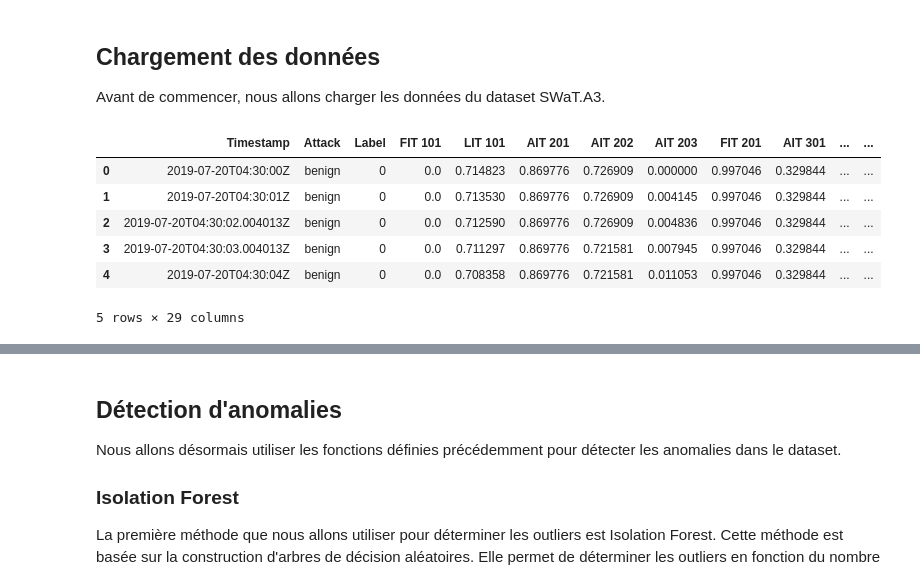
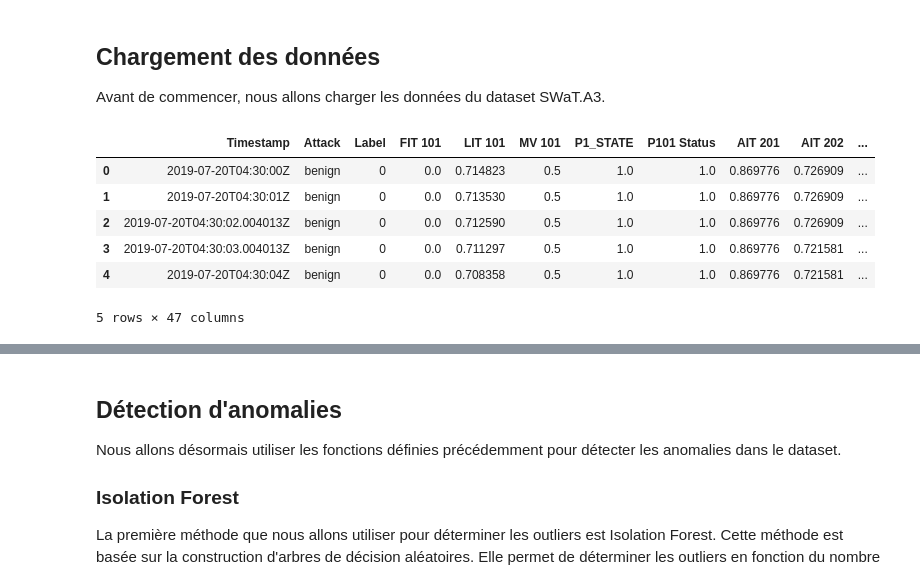
Before and after one commit to JunyiLi0/cyberml-project, a Jupyter notebook: projet.ipynb, the cells around one changed output, grey strips where cells are left out. Saved outputs shown, nothing was run; the diff lists cells and outputs as text; code cells hidden in the pictures.

```diff
--- a/projet.ipynb
+++ b/projet.ipynb
@@ -59,6 +59,16 @@ def clean_df(df):
     df['Label'] = df['Label'].astype(int)
     df = df.drop(columns=['AIT 401'])
     df = df.dropna(axis=0)
+    for col in df.columns:
+        if col in ['Timestamp', 'Attack', 'Label']:
+            continue
+        # replace dictionary values
+        if col[:2] == 'LS':
+            df[col] = df[col].apply(lambda x: x[-2])
+            df[col] = df[col].astype(int)
+        # delete constant columns
+        if df[col].std() == 0:
+            df = df.drop(columns=[col])
     return df
 # %%
 def extract_features(df):
@@ -171,15 +177,15 @@ def display_metrics(df, prediction_col, label_col='Label'):
 
 Avant de commencer, nous allons charger les données du dataset SWaT.A3.
 # %%
-df = load_df('data/SWaT.A3_dataset_Jul 19_labelled.xlsx')
+df = load_df('data/SWaT.A3_dataset_Jul 19_labelled.xlsx', only_sensors=False)
 df = clean_df(df)
 df = normalize_df(df)
 df.head()
 # %% [output]
-|  | Timestamp | Attack | Label | FIT 101 | LIT 101 | AIT 201 | AIT 202 | AIT 203 | FIT 201 | AIT 301 | ... | ... |
-| 0 | 2019-07-20T04:30:00Z | benign | 0 | 0.0 | 0.714823 | 0.869776 | 0.726909 | 0.000000 | 0.997046 | 0.329844 | ... | ... |
-| 1 | 2019-07-20T04:30:01Z | benign | 0 | 0.0 | 0.713530 | 0.869776 | 0.726909 | 0.004145 | 0.997046 | 0.329844 | ... | ... |
-| 2 | 2019-07-20T04:30:02.004013Z | benign | 0 | 0.0 | 0.712590 | 0.869776 | 0.726909 | 0.004836 | 0.997046 | 0.329844 | ... | ... |
-| 3 | 2019-07-20T04:30:03.004013Z | benign | 0 | 0.0 | 0.711297 | 0.869776 | 0.721581 | 0.007945 | 0.997046 | 0.329844 | ... | ... |
-| 4 | 2019-07-20T04:30:04Z | benign | 0 | 0.0 | 0.708358 | 0.869776 | 0.721581 | 0.011053 | 0.997046 | 0.329844 | ... | ... |
+|  | Timestamp | Attack | Label | FIT 101 | LIT 101 | MV 101 | P1_STATE | P101 Status | AIT 201 | AIT 202 | ... |
+| 0 | 2019-07-20T04:30:00Z | benign | 0 | 0.0 | 0.714823 | 0.5 | 1.0 | 1.0 | 0.869776 | 0.726909 | ... |
+| 1 | 2019-07-20T04:30:01Z | benign | 0 | 0.0 | 0.713530 | 0.5 | 1.0 | 1.0 | 0.869776 | 0.726909 | ... |
+| 2 | 2019-07-20T04:30:02.004013Z | benign | 0 | 0.0 | 0.712590 | 0.5 | 1.0 | 1.0 | 0.869776 | 0.726909 | ... |
+| 3 | 2019-07-20T04:30:03.004013Z | benign | 0 | 0.0 | 0.711297 | 0.5 | 1.0 | 1.0 | 0.869776 | 0.721581 | ... |
+| 4 | 2019-07-20T04:30:04Z | benign | 0 | 0.0 | 0.708358 | 0.5 | 1.0 | 1.0 | 0.869776 | 0.721581 | ... |
-5 rows × 29 columns
+5 rows × 47 columns
```
Also changed, not shown: parts of 6 cells of this notebook, 1 other file.
